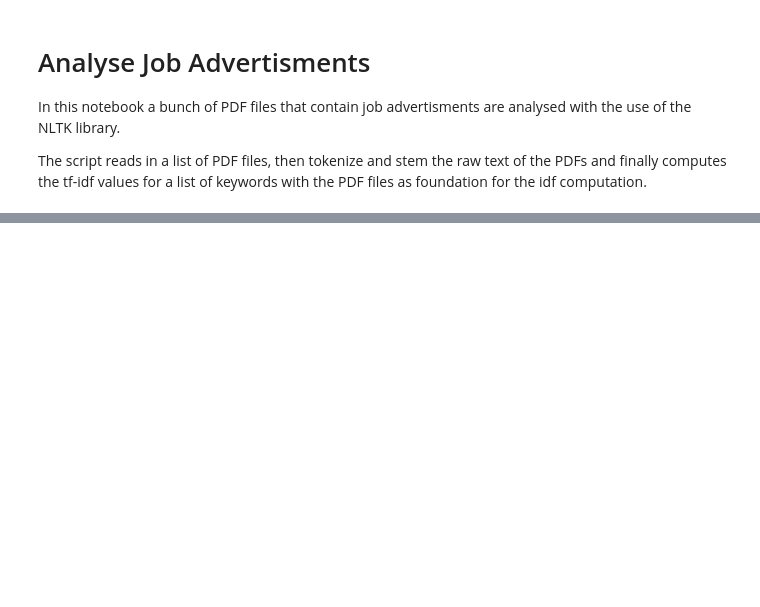
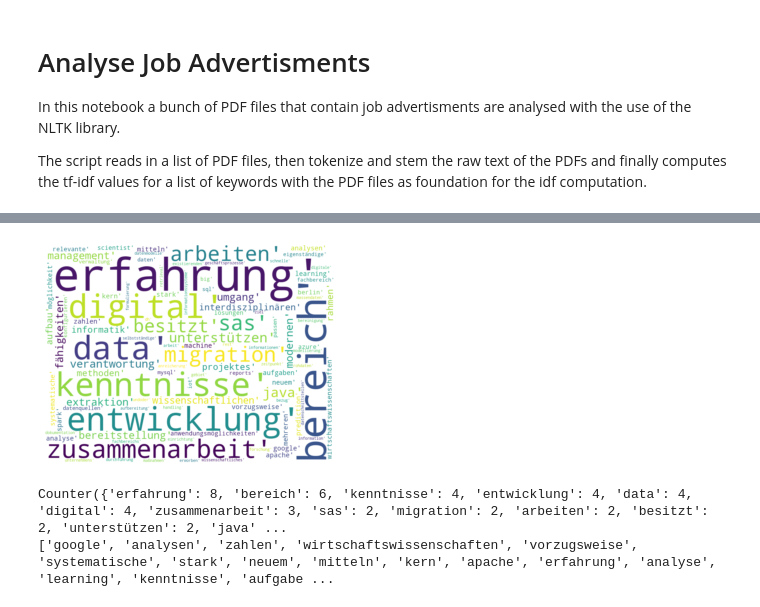
Before and after one commit to phschaer/job-ad-analyzer, a Jupyter notebook: Job-Ad-Analyzer.ipynb, the cells around one changed output, grey strips where cells are left out. Cells and saved outputs as stored; diff of their text form; code cells hidden in the pictures; blank space fills up the shorter version.

Commit message:
TFIDF keyword extract and term cloud

```diff
--- a/Job-Ad-Analyzer.ipynb
+++ b/Job-Ad-Analyzer.ipynb
@@ -48,3 +97,5 @@ german_stopwords = ["a","ab","aber","ach","acht","achte","achten","achter","acht
-tfidf = TfidfVectorizer(tokenizer=tokenize, stop_words=german_stopwords)
-tfs = tfidf.fit_transform(token_dict.values())
+
+# only take terms that occur at max 85% of the documents
+cv = CountVectorizer(max_df=0.85,stop_words=german_stopwords)
+word_count_vector = cv.fit_transform(rawtext_dict.values())
 # %% [output]
@@ -104,0 +214,17 @@ Frequency of the elements in the List :  Counter({'˘': 25, 'done': 23, '˘˘':
+# %%
+# Read in all job posts
+
+jobPosts = readJobPosts()
+keywordStorage = []
+
+for filename,job in jobPosts.items():
+    #print(job)
+    tf_idf_vector=tfidf_transformer.transform(cv.transform([job]))
+    sorted_items=sort_coo(tf_idf_vector.tocoo())
+    keywords=extract_topn_from_vector(feature_names,sorted_items,10)
+    print("=== Important keywords for job " + filename + " ===")
+    #df_idf = pd.DataFrame()
+
+    for k in keywords:
+        print(k,keywords[k])
+        keywordStorage.append(k)
@@ -104,0 +269,33 @@ Frequency of the elements in the List :  Counter({'˘': 25, 'done': 23, '˘˘':
+# %%
+import json
+import matplotlib.pyplot as plt
+
+# Create stopword list:
+stopwords = set(STOPWORDS)
+stopwords.update(german_stopwords)
+stopwords.update(["txt","fur","prof"])
+
+
+
+# Create and generate a word cloud image:
+
+text = str(keywordStorage)
+wordcloud = WordCloud(width=1024,height=768,stopwords=stopwords, background_color="white", max_words=100).generate(text)
+
+wordcloud.to_file("data_science_stellenanzeigen.png")
+
+# Display the generated image:
+plt.imshow(wordcloud, interpolation='bilinear')
+plt.axis("off")
+plt.show()
+# %% [output]
+[figure, added]
+# %%
+import collections
+counter=collections.Counter(keywordStorage)
+print(counter)
+
+print(keywordStorage)
+# %% [output]
+Counter({'erfahrung': 8, 'bereich': 6, 'kenntnisse': 4, 'entwicklung': 4, 'data': 4, 'digital': 4, 'zusammenarbeit': 3, 'sas': 2, 'migration': 2, 'arbeiten': 2, 'besitzt': 2, 'unterstützen': 2, 'java' ...
+['google', 'analysen', 'zahlen', 'wirtschaftswissenschaften', 'vorzugsweise', 'systematische', 'stark', 'neuem', 'mitteln', 'kern', 'apache', 'erfahrung', 'analyse', 'learning', 'kenntnisse', 'aufgabe ...
```
Also changed, not shown: parts of 20 cells of this notebook.
